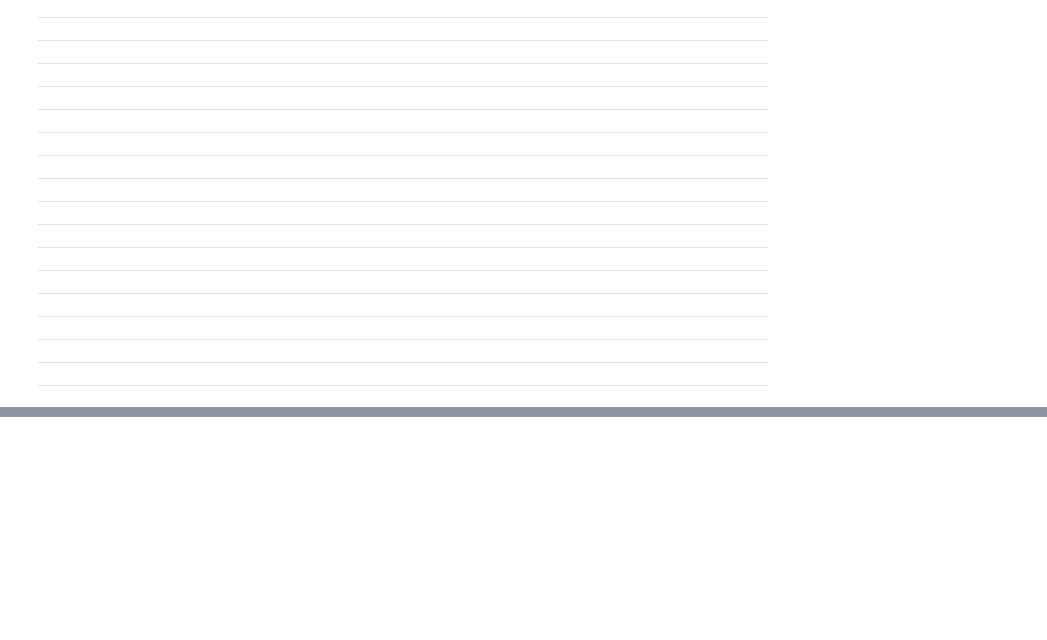
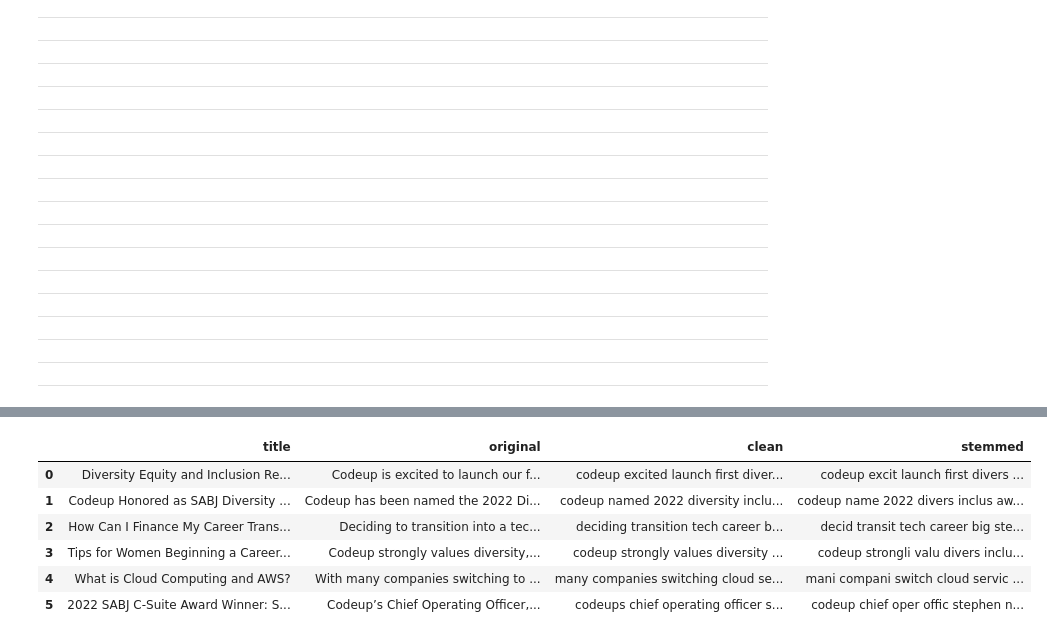
Before and after one commit to geary-shenck/natural-language-processing-exercises, a Jupyter notebook: data_acquire_class.ipynb, the cells around one changed output, grey strips where cells are left out. Cells and saved outputs as stored; diff of their text form; code cells hidden in the pictures; blank space fills up the shorter version.

```diff
--- a/data_acquire_class.ipynb
+++ b/data_acquire_class.ipynb
@@ -345,0 +412,22 @@ dikt
+# %%
+def remove_stopwords(article_processed,words_to_add=[],words_to_remove=[]):
+    '''
+    takes in string, and two lists
+    creates list of words to remove from nltk, modifies as dictated in arguements
+    prints result of processing
+    returns resulting string
+    '''
+    from nltk.corpus import stopwords
+    #create the stopword list
+    stopwords_list = stopwords.words("english")
+    #modify stopword list
+    [stopwords_list.append(word) for word in words_to_add]
+    [stopwords_list.remove(word) for word in words_to_remove]
+    #remove using stopword list
+    words = article_processed.split()
+    filtered_words = [w for w in words if w not in stopwords_list]
+    #filtered_words =[word for word in article_processed if word not in stopwords_list]
+    print("removed ",len(article_processed)-len(filtered_words), "words")
+    #join back
+    article_without_stopwords = " ".join(filtered_words)
+    return article_without_stopwords
@@ -345,0 +493,11 @@ dikt
+# %%
+codeup_df["stemmed"] = [stem(each) for each in codeup_df.clean]
+codeup_df
+# %% [output]
+|  | title | original | clean | stemmed |
+| 0 | Diversity Equity and Inclusion Re... | Codeup is excited to launch our f... | codeup excited launch first diver... | codeup excit launch first divers ... |
+| 1 | Codeup Honored as SABJ Diversity ... | Codeup has been named the 2022 Di... | codeup named 2022 diversity inclu... | codeup name 2022 divers inclus aw... |
+| 2 | How Can I Finance My Career Trans... | Deciding to transition into a tec... | deciding transition tech career b... | decid transit tech career big ste... |
+| 3 | Tips for Women Beginning a Career... | Codeup strongly values diversity,... | codeup strongly values diversity ... | codeup strongli valu divers inclu... |
+| 4 | What is Cloud Computing and AWS? | With many companies switching to ... | many companies switching cloud se... | mani compani switch cloud servic ... |
+| 5 | 2022 SABJ C-Suite Award Winner: S... | Codeup’s Chief Operating Officer,... | codeups chief operating officer s... | codeup chief oper offic stephen n... |
```
Also changed, not shown: parts of 34 cells of this notebook, 2 other files.
